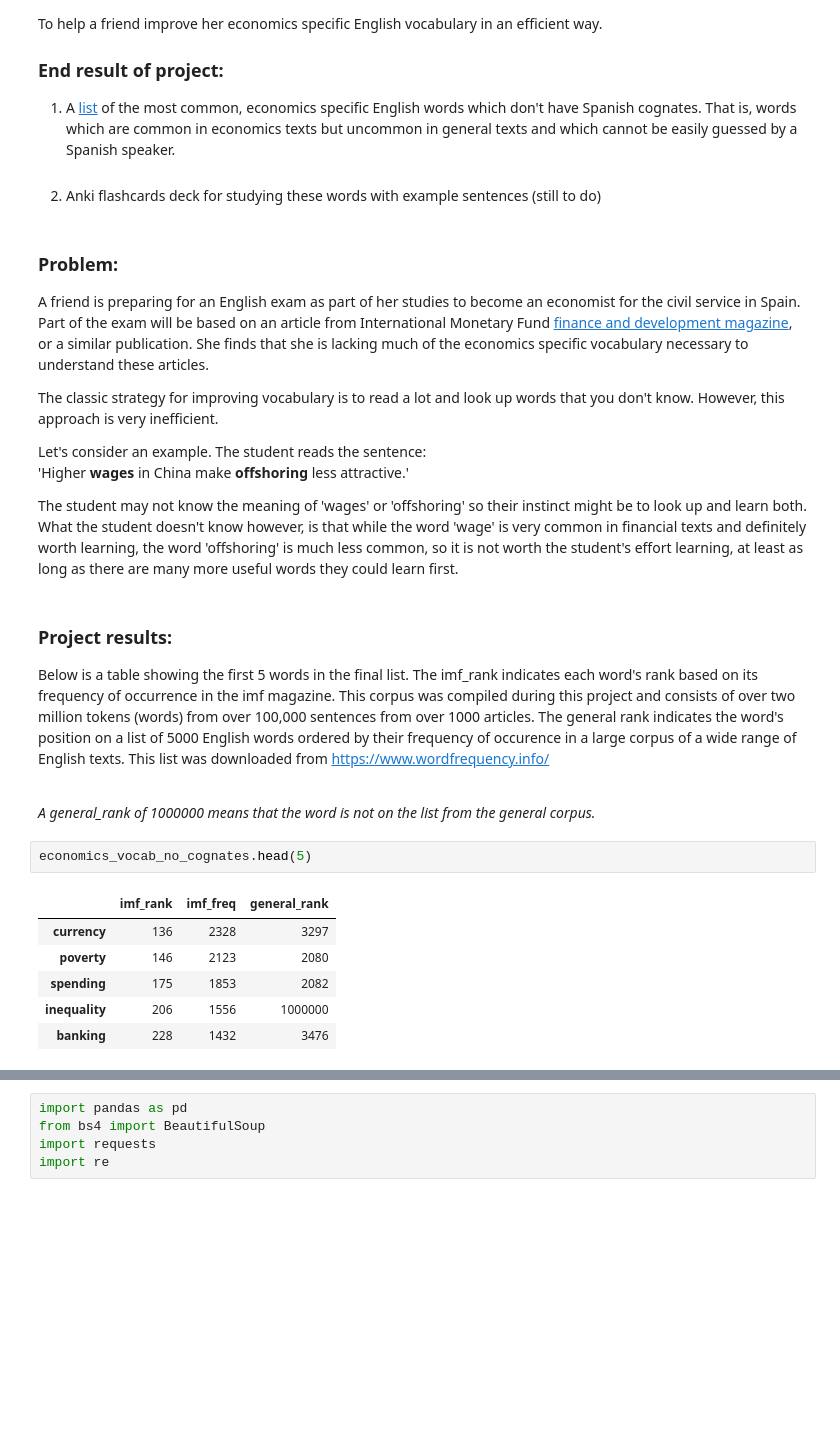
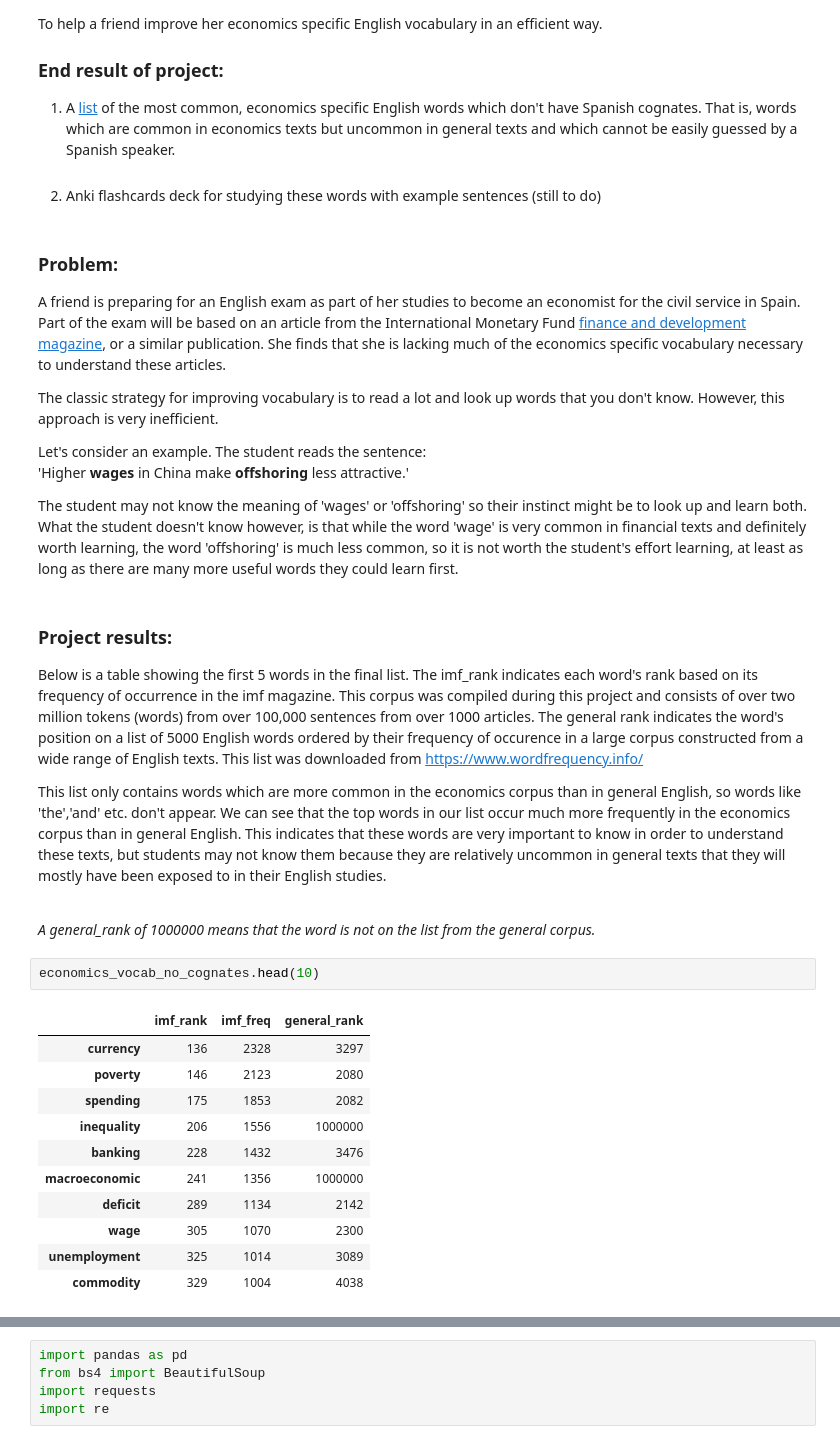
Before and after one commit to pvonglehn/economics_vocab, a Jupyter notebook: Blanca.ipynb, the cells around one changed output, grey strips where cells are left out. Saved outputs shown, nothing was run; the diff lists cells and outputs as text; blank space fills up the shorter version.

Commit message:
added cognates to data frame

```diff
--- a/Blanca.ipynb
+++ b/Blanca.ipynb
@@ -11,7 +11,7 @@ To help a friend improve her economics specific English vocabulary in an efficie
 # %% [markdown]
 
 ### Problem:
-A friend is preparing for an English exam as part of her studies to become an economist for the civil service in Spain. Part of the exam will be based on an article from International Monetary Fund <a href="https://www.imf.org/external/pubs/ft/fandd/">finance and development magazine</a>, or a similar publication. She finds that she is lacking much of the economics specific vocabulary necessary to understand these articles.
+A friend is preparing for an English exam as part of her studies to become an economist for the civil service in Spain. Part of the exam will be based on an article from the International Monetary Fund <a href="https://www.imf.org/external/pubs/ft/fandd/">finance and development magazine</a>, or a similar publication. She finds that she is lacking much of the economics specific vocabulary necessary to understand these articles.
 
 The classic strategy for improving vocabulary is to read a lot and look up words that you don't know. However, this approach is very inefficient.
 
@@ -23,16 +23,23 @@ The student may not know the meaning of 'wages' or 'offshoring' so their instinc
 # %% [markdown]
 ### Project results:
 
-Below is a table showing the first 5 words in the final list. The imf_rank indicates each word's rank based on its frequency of occurrence in the imf magazine. This corpus was compiled during this project and consists of over two million tokens (words) from over 100,000 sentences from over 1000 articles. The general rank indicates the word's position on a list of 5000 English words ordered by their frequency of occurence in a large corpus of a wide range of English texts. This list was downloaded from https://www.wordfrequency.info/
+Below is a table showing the first 5 words in the final list. The imf_rank indicates each word's rank based on its frequency of occurrence in the imf magazine. This corpus was compiled during this project and consists of over two million tokens (words) from over 100,000 sentences from over 1000 articles. The general rank indicates the word's position on a list of 5000 English words ordered by their frequency of occurence in a large corpus constructed from a wide range of English texts. This list was downloaded from https://www.wordfrequency.info/
+
+This list only contains words which are more common in the economics corpus than in general English, so words like 'the','and' etc. don't appear. We can see that the top words in our list occur much more frequently in the economics corpus than in general English. This indicates that these words are very important to know in order to understand these texts, but students may not know them because they are relatively uncommon in general texts that they will mostly have been exposed to in their English studies.
 
 <br><em>A general_rank of 1000000 means that the word is not on the list from the general corpus.</em>
 # %%
-economics_vocab_no_cognates.head(5)
+economics_vocab_no_cognates.head(10)
 # %% [output]
 |  | imf_rank | imf_freq | general_rank |
 | currency | 136 | 2328 | 3297 |
 | poverty | 146 | 2123 | 2080 |
 | spending | 175 | 1853 | 2082 |
 | inequality | 206 | 1556 | 1000000 |
 | banking | 228 | 1432 | 3476 |
+| macroeconomic | 241 | 1356 | 1000000 |
+| deficit | 289 | 1134 | 2142 |
+| wage | 305 | 1070 | 2300 |
+| unemployment | 325 | 1014 | 3089 |
+| commodity | 329 | 1004 | 4038 |
 # %% [markdown]
```
Also changed, not shown: parts of 8 cells of this notebook.
